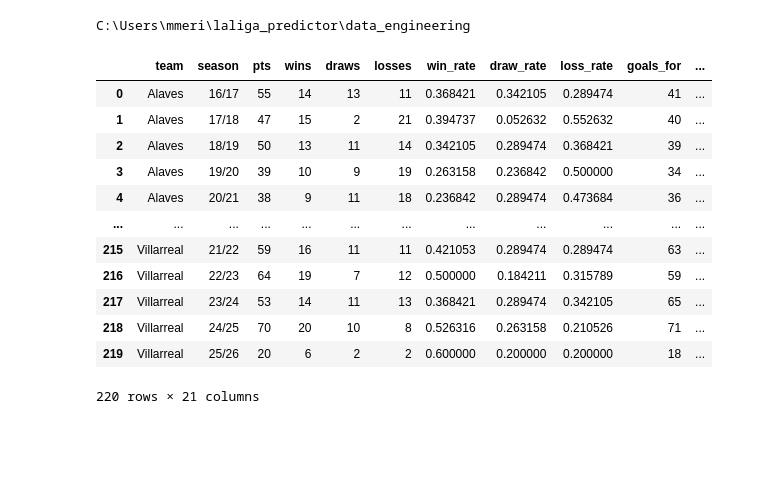
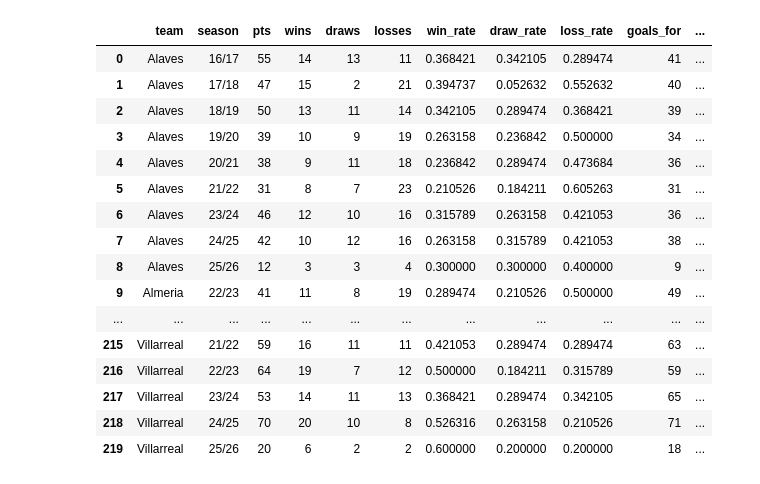
Before and after one commit to mmerino90/laliga_predictor, a Jupyter notebook: data_engineering/display.ipynb, the cells around one changed output. Drawn from its saved outputs; the diff is of its cells as text; code cells hidden in the pictures; blank space fills up the shorter version.

```diff
--- a/data_engineering/display.ipynb
+++ b/data_engineering/display.ipynb
@@ -1,27 +1,29 @@
 # %%
 import pandas as pd
-from pathlib import Path
 
-# Show where we are
-print(Path('.').resolve())
+df = pd.read_csv("2015-2025.csv")  # since you're in data_engineering/
 
-# Load and display
-df = pd.read_csv("2015-2025.csv")  # notebook is already in data_engineering
+pd.set_option("display.max_rows", None)
 pd.set_option("display.max_columns", None)
-pd.set_option("display.max_rows", 200)
+pd.set_option("display.width", None)
+pd.set_option("display.max_colwidth", None)
+
 display(df)
 # %% [output]
-C:\Users\mmeri\laliga_predictor\data_engineering
 |  | team | season | pts | wins | draws | losses | win_rate | draw_rate | loss_rate | goals_for | ... |
 | 0 | Alaves | 16/17 | 55 | 14 | 13 | 11 | 0.368421 | 0.342105 | 0.289474 | 41 | ... |
 | 1 | Alaves | 17/18 | 47 | 15 | 2 | 21 | 0.394737 | 0.052632 | 0.552632 | 40 | ... |
 | 2 | Alaves | 18/19 | 50 | 13 | 11 | 14 | 0.342105 | 0.289474 | 0.368421 | 39 | ... |
 | 3 | Alaves | 19/20 | 39 | 10 | 9 | 19 | 0.263158 | 0.236842 | 0.500000 | 34 | ... |
 | 4 | Alaves | 20/21 | 38 | 9 | 11 | 18 | 0.236842 | 0.289474 | 0.473684 | 36 | ... |
+| 5 | Alaves | 21/22 | 31 | 8 | 7 | 23 | 0.210526 | 0.184211 | 0.605263 | 31 | ... |
+| 6 | Alaves | 23/24 | 46 | 12 | 10 | 16 | 0.315789 | 0.263158 | 0.421053 | 36 | ... |
+| 7 | Alaves | 24/25 | 42 | 10 | 12 | 16 | 0.263158 | 0.315789 | 0.421053 | 38 | ... |
+| 8 | Alaves | 25/26 | 12 | 3 | 3 | 4 | 0.300000 | 0.300000 | 0.400000 | 9 | ... |
+| 9 | Almeria | 22/23 | 41 | 11 | 8 | 19 | 0.289474 | 0.210526 | 0.500000 | 49 | ... |
 | ... | ... | ... | ... | ... | ... | ... | ... | ... | ... | ... | ... |
 | 215 | Villarreal | 21/22 | 59 | 16 | 11 | 11 | 0.421053 | 0.289474 | 0.289474 | 63 | ... |
 | 216 | Villarreal | 22/23 | 64 | 19 | 7 | 12 | 0.500000 | 0.184211 | 0.315789 | 59 | ... |
 | 217 | Villarreal | 23/24 | 53 | 14 | 11 | 13 | 0.368421 | 0.289474 | 0.342105 | 65 | ... |
 | 218 | Villarreal | 24/25 | 70 | 20 | 10 | 8 | 0.526316 | 0.263158 | 0.210526 | 71 | ... |
 | 219 | Villarreal | 25/26 | 20 | 6 | 2 | 2 | 0.600000 | 0.200000 | 0.200000 | 18 | ... |
-220 rows × 21 columns
```
Also changed, not shown: parts of 2 cells of this notebook, 2 other files.
